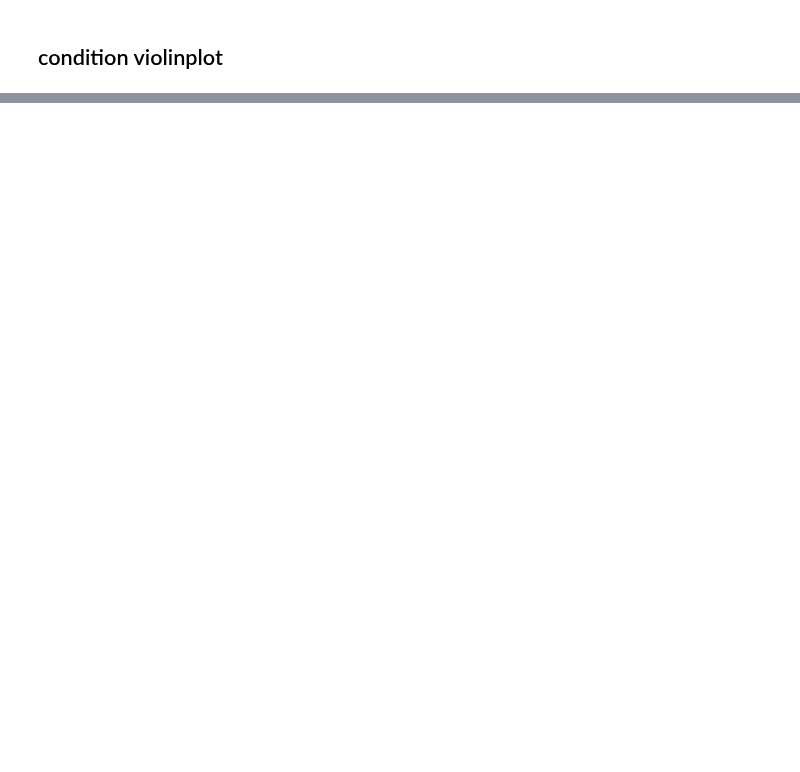
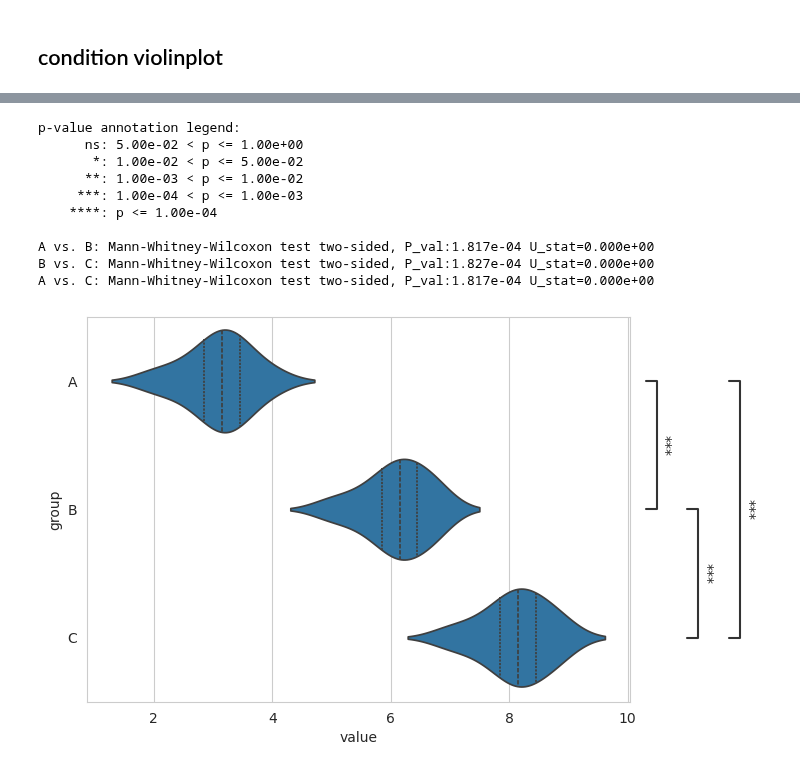
Before and after one commit to bdsc-tds/Bilous2025, a Jupyter notebook: workflow/notebooks/xenium/1-xenium_silhouette_plots.ipynb, the cells around one changed output, grey strips where cells are left out. Drawn from its saved outputs; the diff is of its cells as text; code cells hidden in the pictures; blank space fills up the shorter version.

```diff
--- a/workflow/notebooks/xenium/1-xenium_silhouette_plots.ipynb
+++ b/workflow/notebooks/xenium/1-xenium_silhouette_plots.ipynb
@@ -203,3 +177,43 @@ plt.tight_layout(rect=[0, 0, 0.85, 0.95])
+# %%
+import seaborn as sns
+import matplotlib.pyplot as plt
+from statannotations.Annotator import Annotator
+import pandas as pd
+
+# Sample Data
+df = pd.DataFrame({
+    "group": ["A"] * 10 + ["B"] * 10 + ["C"] * 10,
+    "value": [2, 3, 2.5, 4, 3.5, 2.8, 3.1, 3.2, 3.3, 3.5,
+              5, 6, 5.5, 6.2, 5.8, 6.1, 6.5, 6.3, 6.7, 6.8,
+              7, 8, 7.5, 8.2, 7.8, 8.1, 8.5, 8.3, 8.7, 8.9]
+})
+
+# Create Horizontal Violin Plot
+sns.set_style("whitegrid")
+plt.figure(figsize=(7, 5))
+ax = sns.violinplot(x="value", y="group", data=df, inner="quartile", orient="h")
+
+# Define Statistical Comparisons
+pairs = [("A", "B"), ("B", "C"), ("A", "C")]
+
+# Add Statistical Annotations
+annotator = Annotator(ax, pairs, data=df, x="value", y="group", orient="h")
+annotator.configure(test="Mann-Whitney", text_format="star", loc="outside")
+annotator.apply_and_annotate()
+
+plt.show()
+# %% [output]
+p-value annotation legend:
+      ns: 5.00e-02 < p <= 1.00e+00
+       *: 1.00e-02 < p <= 5.00e-02
+      **: 1.00e-03 < p <= 1.00e-02
+     ***: 1.00e-04 < p <= 1.00e-03
+    ****: p <= 1.00e-04
+
+A vs. B: Mann-Whitney-Wilcoxon test two-sided, P_val:1.817e-04 U_stat=0.000e+00
+B vs. C: Mann-Whitney-Wilcoxon test two-sided, P_val:1.827e-04 U_stat=0.000e+00
+A vs. C: Mann-Whitney-Wilcoxon test two-sided, P_val:1.817e-04 U_stat=0.000e+00
+[figure, added]
 # %%
 import argparse
 import numpy as np
```
Also changed, not shown: parts of 8 cells of this notebook, 19 other files.
